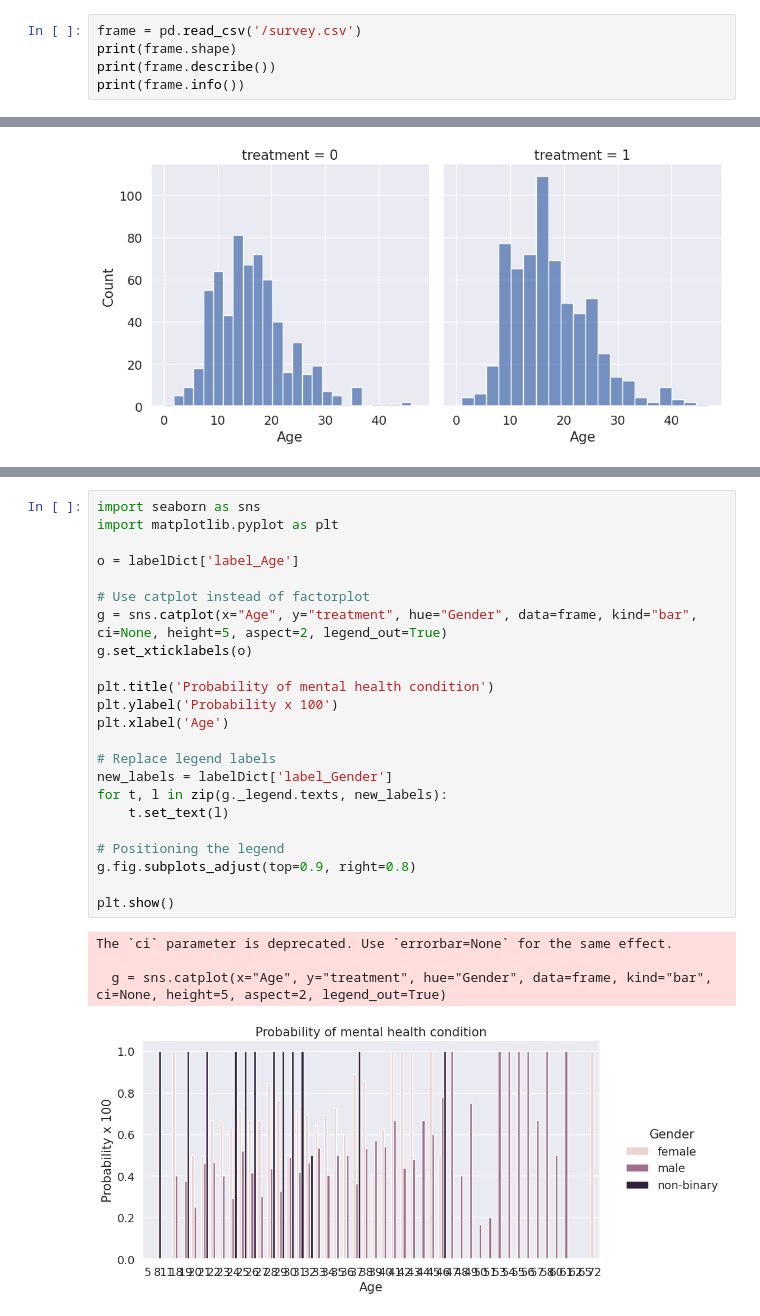
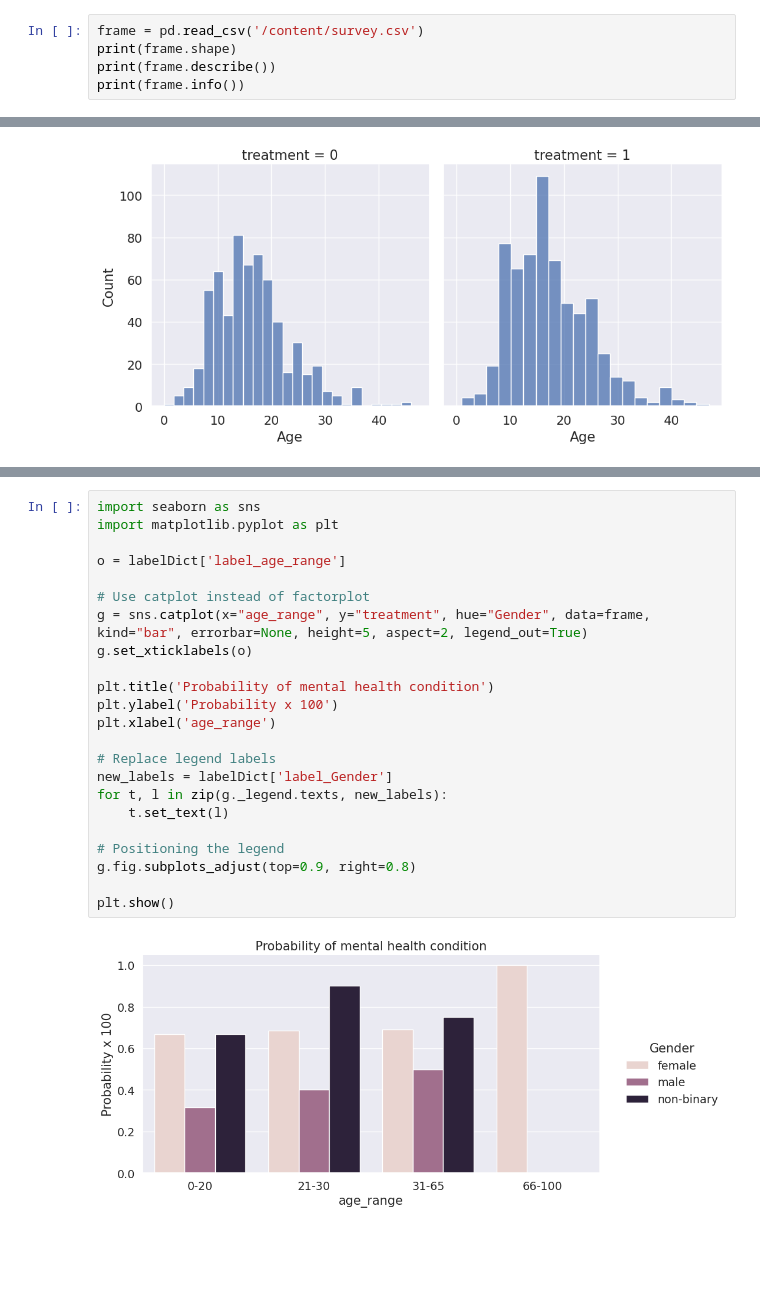
Before and after one commit to sandbox259/Mentally, a Jupyter notebook: Mental.ipynb, the cells around one changed output, grey strips where cells are left out. Saved outputs shown, nothing was run; the diff lists cells and outputs as text; blank space fills up the shorter version.

```diff
--- a/Mental.ipynb
+++ b/Mental.ipynb
@@ -39,7 +39,7 @@ from sklearn.naive_bayes import GaussianNB
 #Stacking
 from mlxtend.classifier import StackingClassifier
 # %%
-frame = pd.read_csv('/survey.csv')
+frame = pd.read_csv('/content/survey.csv')
 print(frame.shape)
 print(frame.describe())
 print(frame.info())
@@ -316,28 +316,25 @@ Text(0.5, 1.0, 'Total Distribution by treated or not')
 # %%
 import seaborn as sns
 import matplotlib.pyplot as plt
 
-o = labelDict['label_Age']
+o = labelDict['label_age_range']
 
 # Use catplot instead of factorplot
-g = sns.catplot(x="Age", y="treatment", hue="Gender", data=frame, kind="bar", ci=None, height=5, aspect=2, legend_out=True)
+g = sns.catplot(x="age_range", y="treatment", hue="Gender", data=frame, kind="bar", errorbar=None, height=5, aspect=2, legend_out=True)
 g.set_xticklabels(o)
 
 plt.title('Probability of mental health condition')
 plt.ylabel('Probability x 100')
-plt.xlabel('Age')
+plt.xlabel('age_range')
 
 # Replace legend labels
 new_labels = labelDict['label_Gender']
 for t, l in zip(g._legend.texts, new_labels):
     t.set_text(l)
 
 # Positioning the legend
 g.fig.subplots_adjust(top=0.9, right=0.8)
 
 plt.show()
 # %% [output]
-The `ci` parameter is deprecated. Use `errorbar=None` for the same effect.
-
-  g = sns.catplot(x="Age", y="treatment", hue="Gender", data=frame, kind="bar", ci=None, height=5, aspect=2, legend_out=True)
-[figure, old version]
+[figure, new version]
```
Also changed, not shown: parts of 2 cells of this notebook.
